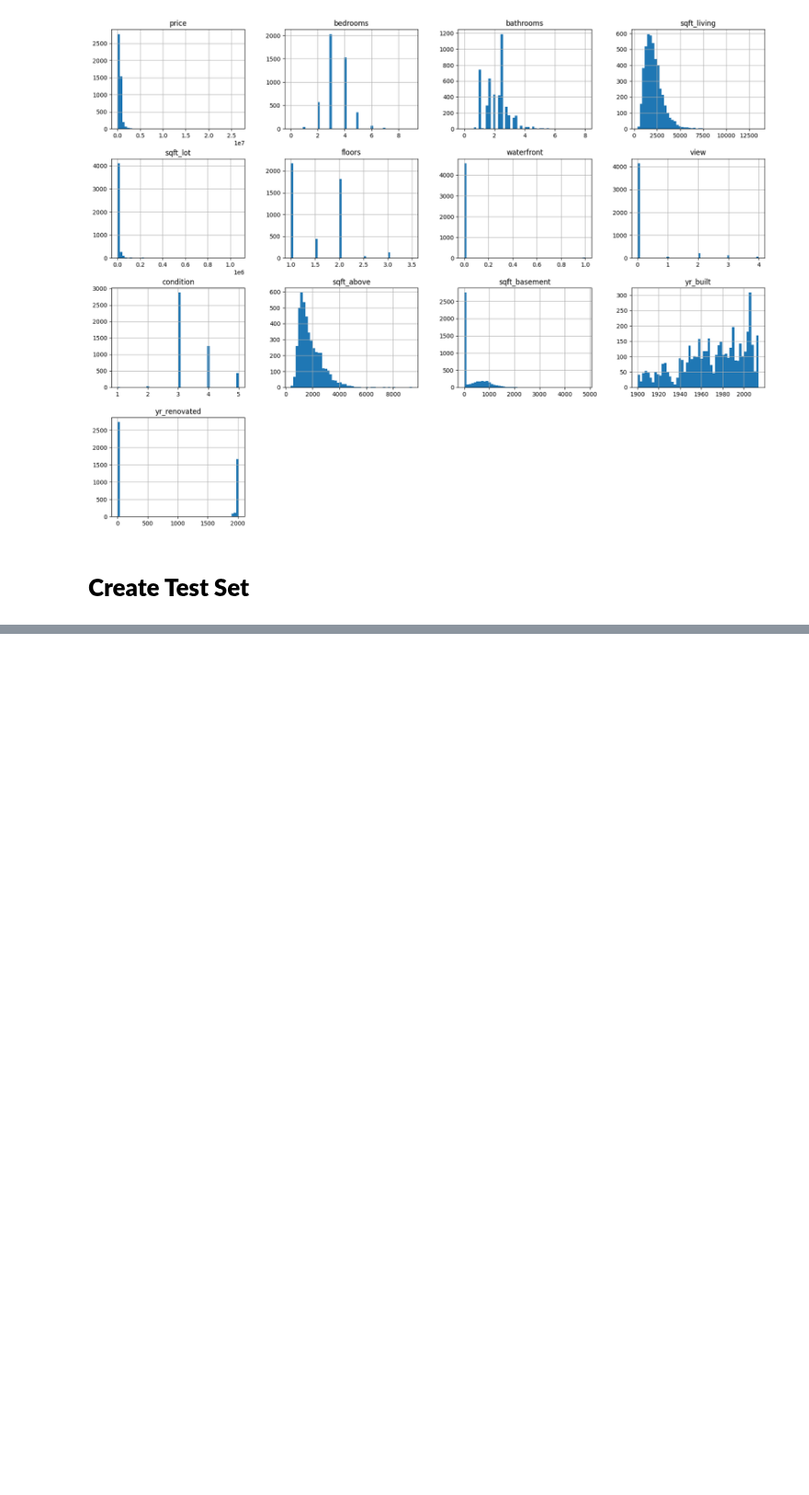
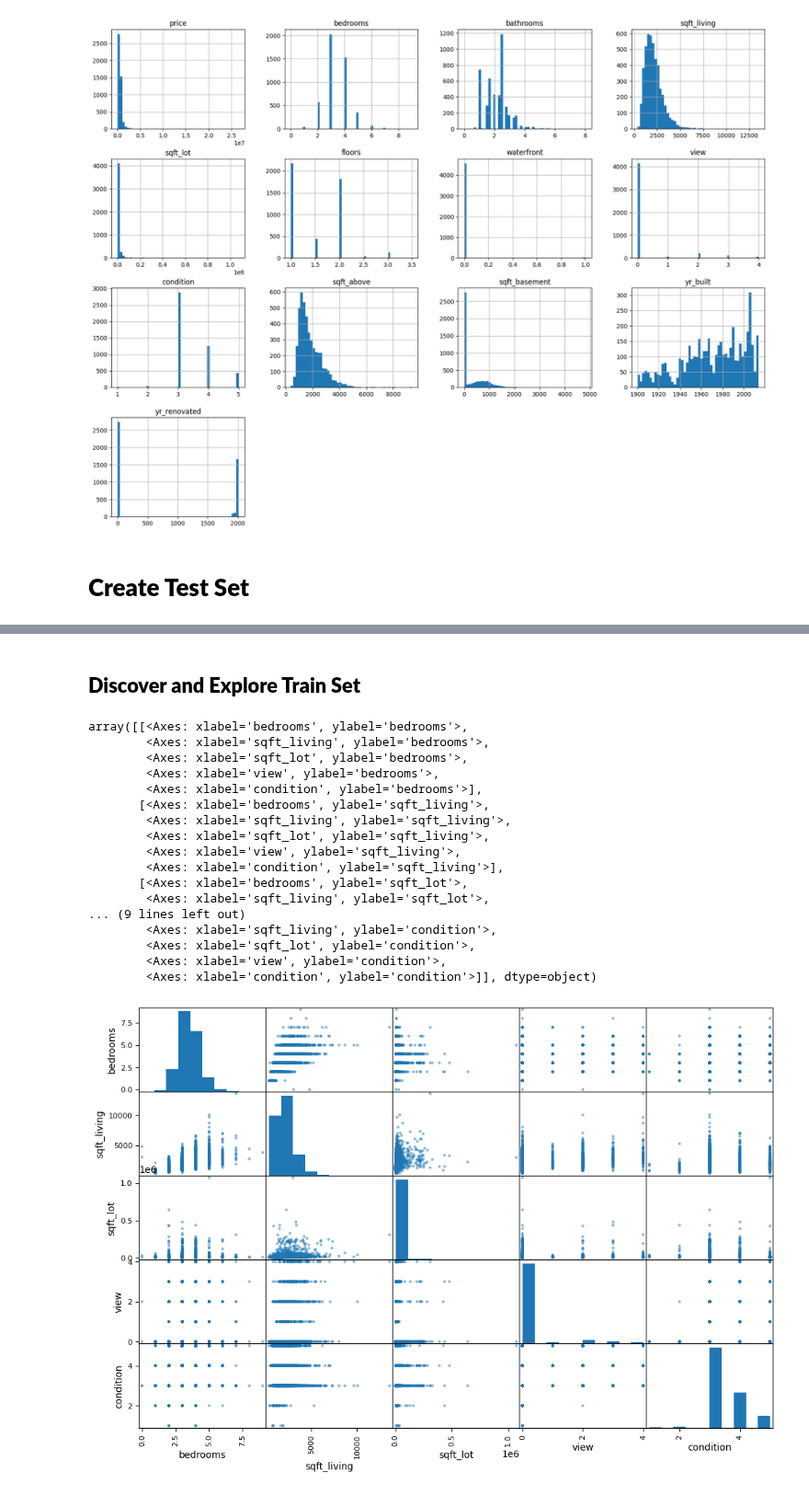
Before and after one commit to regional-specter/Learning-ML, a Jupyter notebook: Model Examples and Practice/Practice - Kaggle/LinearReg.ipynb, the cells around one changed output, grey strips where cells are left out. Shown at 92% size. Saved outputs shown, nothing was run; the diff lists cells and outputs as text; code cells hidden in the pictures; blank space fills up the shorter version.

Commit message:
Test Train Set + Correlation Matrix

```diff
--- a/Model Examples and Practice/Practice - Kaggle/LinearReg.ipynb
+++ b/Model Examples and Practice/Practice - Kaggle/LinearReg.ipynb
@@ -122,0 +130,31 @@ TypeError: Input should have at least 1 dimension i.e. satisfy `len(x.shape) > 0
+# %% [markdown]
+## **Discover and Explore Train Set**
+# %%
+corr_matrix = housing.corr(numeric_only=True) # Initiate Correlation Matrix on housing data
+
+corr_matrix["price"].sort_values(ascending=False)
+
+# from pandas.tools.plotting import scatter_matrix # For older versions of Pandas
+from pandas.plotting import scatter_matrix
+
+attributes = ["bedrooms", "sqft_living", "sqft_lot", "view", "condition"]
+scatter_matrix(housing[attributes], figsize=(12, 8))
+# %% [output]
+array([[<Axes: xlabel='bedrooms', ylabel='bedrooms'>,
+        <Axes: xlabel='sqft_living', ylabel='bedrooms'>,
+        <Axes: xlabel='sqft_lot', ylabel='bedrooms'>,
+        <Axes: xlabel='view', ylabel='bedrooms'>,
+        <Axes: xlabel='condition', ylabel='bedrooms'>],
+       [<Axes: xlabel='bedrooms', ylabel='sqft_living'>,
+        <Axes: xlabel='sqft_living', ylabel='sqft_living'>,
+        <Axes: xlabel='sqft_lot', ylabel='sqft_living'>,
+        <Axes: xlabel='view', ylabel='sqft_living'>,
+        <Axes: xlabel='condition', ylabel='sqft_living'>],
+       [<Axes: xlabel='bedrooms', ylabel='sqft_lot'>,
+        <Axes: xlabel='sqft_living', ylabel='sqft_lot'>,
+... (9 lines left out)
+        <Axes: xlabel='sqft_living', ylabel='condition'>,
+        <Axes: xlabel='sqft_lot', ylabel='condition'>,
+        <Axes: xlabel='view', ylabel='condition'>,
+        <Axes: xlabel='condition', ylabel='condition'>]], dtype=object)
+[figure, added]
```
Also changed, not shown: parts of 2 cells of this notebook.
